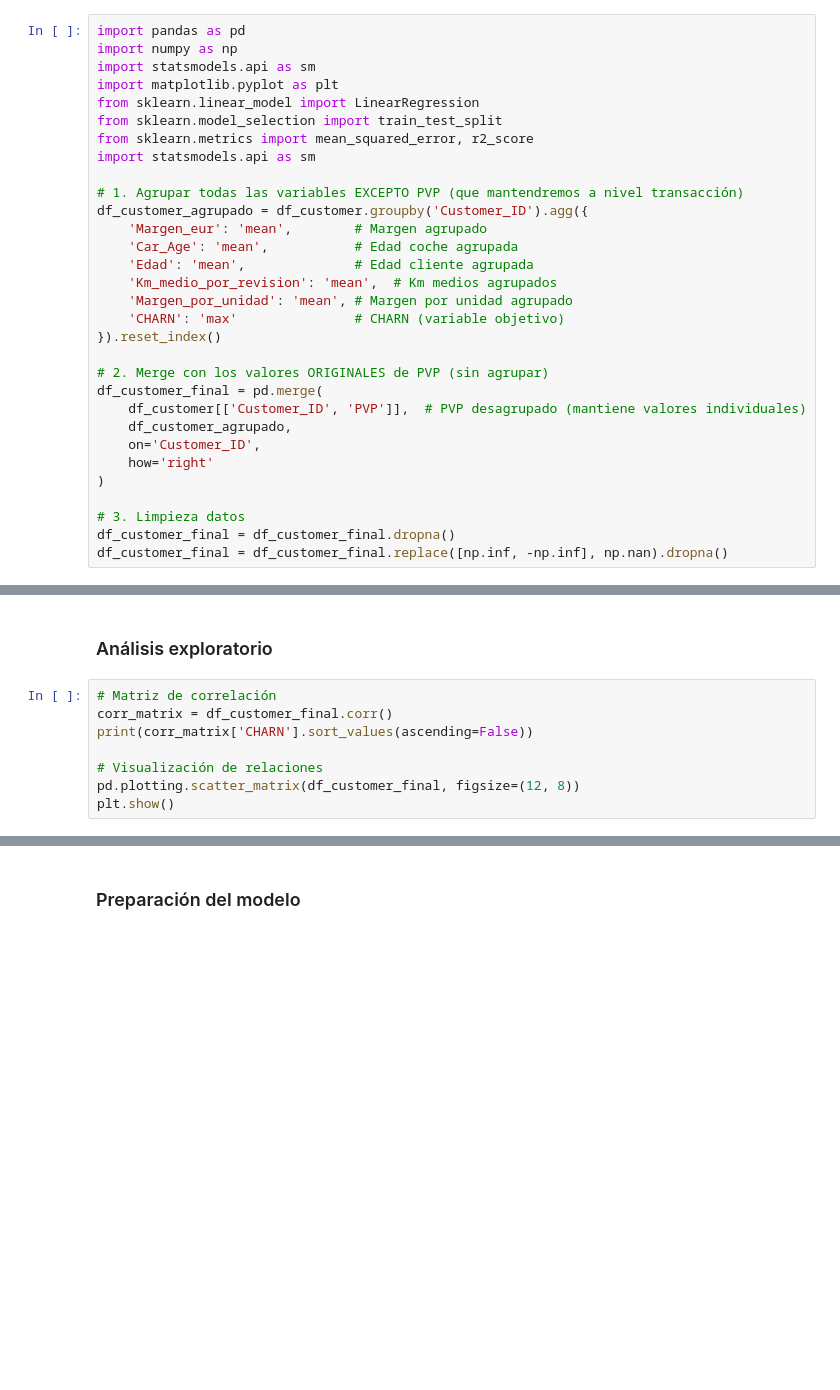
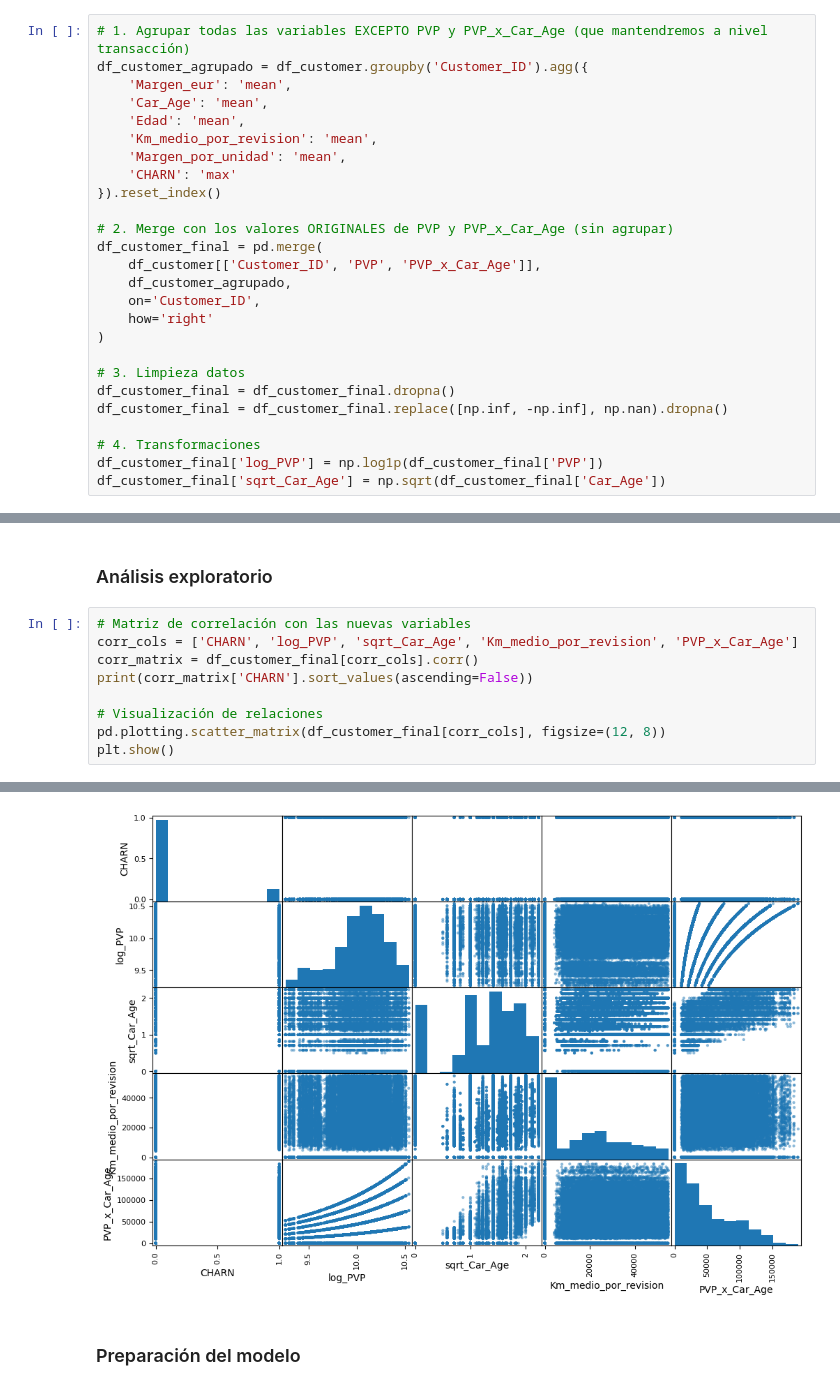
Before and after one commit to alejandromtnz/CLTV-Data-Integration, a Jupyter notebook: CLTV_code.ipynb, the cells around one changed output, grey strips where cells are left out. Cells and saved outputs as stored; diff of their text form; blank space fills up the shorter version.

```diff
--- a/CLTV_code.ipynb
+++ b/CLTV_code.ipynb
@@ -62,28 +85,19 @@ except Exception as e:
 # %% [markdown]
 ### Preparación de los datos
 # %%
-import pandas as pd
-import numpy as np
-import statsmodels.api as sm
-import matplotlib.pyplot as plt
-from sklearn.linear_model import LinearRegression
-from sklearn.model_selection import train_test_split
-from sklearn.metrics import mean_squared_error, r2_score
-import statsmodels.api as sm
-
-# 1. Agrupar todas las variables EXCEPTO PVP (que mantendremos a nivel transacción)
+# 1. Agrupar todas las variables EXCEPTO PVP y PVP_x_Car_Age (que mantendremos a nivel transacción)
 df_customer_agrupado = df_customer.groupby('Customer_ID').agg({
-    'Margen_eur': 'mean',        # Margen agrupado
-    'Car_Age': 'mean',           # Edad coche agrupada
-    'Edad': 'mean',              # Edad cliente agrupada
-    'Km_medio_por_revision': 'mean',  # Km medios agrupados
-    'Margen_por_unidad': 'mean', # Margen por unidad agrupado
-    'CHARN': 'max'               # CHARN (variable objetivo)
+    'Margen_eur': 'mean',
+    'Car_Age': 'mean',
+    'Edad': 'mean',
+    'Km_medio_por_revision': 'mean',
+    'Margen_por_unidad': 'mean',
+    'CHARN': 'max'
 }).reset_index()
 
-# 2. Merge con los valores ORIGINALES de PVP (sin agrupar)
+# 2. Merge con los valores ORIGINALES de PVP y PVP_x_Car_Age (sin agrupar)
 df_customer_final = pd.merge(
-    df_customer[['Customer_ID', 'PVP']],  # PVP desagrupado (mantiene valores individuales)
+    df_customer[['Customer_ID', 'PVP', 'PVP_x_Car_Age']],
     df_customer_agrupado,
     on='Customer_ID',
     how='right'
@@ -92,3 +106,7 @@ df_customer_final = pd.merge(
 # 3. Limpieza datos
 df_customer_final = df_customer_final.dropna()
 df_customer_final = df_customer_final.replace([np.inf, -np.inf], np.nan).dropna()
+
+# 4. Transformaciones
+df_customer_final['log_PVP'] = np.log1p(df_customer_final['PVP'])
+df_customer_final['sqrt_Car_Age'] = np.sqrt(df_customer_final['Car_Age'])
@@ -117,10 +113,12 @@ AttributeError: 'DataFrame' object has no attribute 'dtype'
 # %% [markdown]
 ### Análisis exploratorio
 # %%
-# Matriz de correlación
-corr_matrix = df_customer_final.corr()
+# Matriz de correlación con las nuevas variables
+corr_cols = ['CHARN', 'log_PVP', 'sqrt_Car_Age', 'Km_medio_por_revision', 'PVP_x_Car_Age']
+corr_matrix = df_customer_final[corr_cols].corr()
 print(corr_matrix['CHARN'].sort_values(ascending=False))
 
 # Visualización de relaciones
-pd.plotting.scatter_matrix(df_customer_final, figsize=(12, 8))
+pd.plotting.scatter_matrix(df_customer_final[corr_cols], figsize=(12, 8))
 plt.show()
+# %% [output]
@@ -127,3 +131,4 @@ plt.show()
+[figure, added]
 # %% [markdown]
 ### Preparación del modelo
 # %%
```
Also changed, not shown: parts of 13 cells of this notebook, 1 other file.
